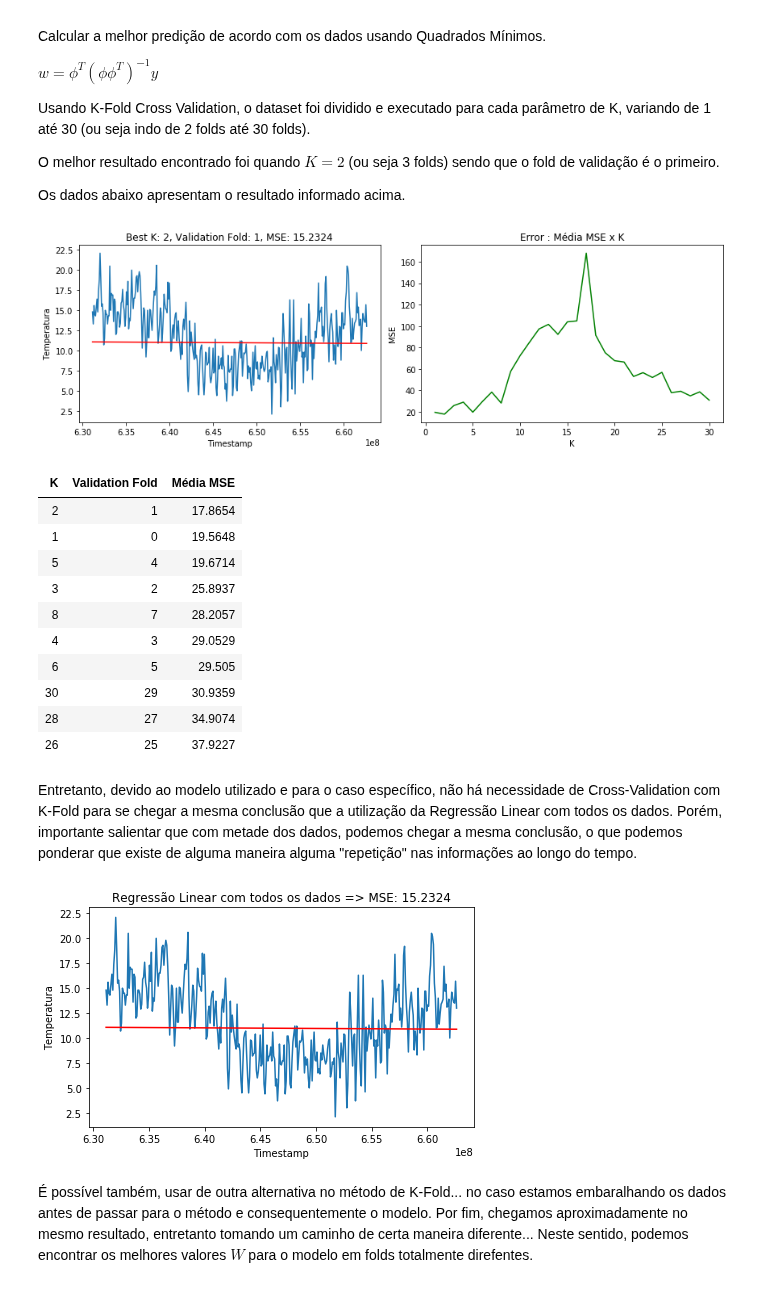
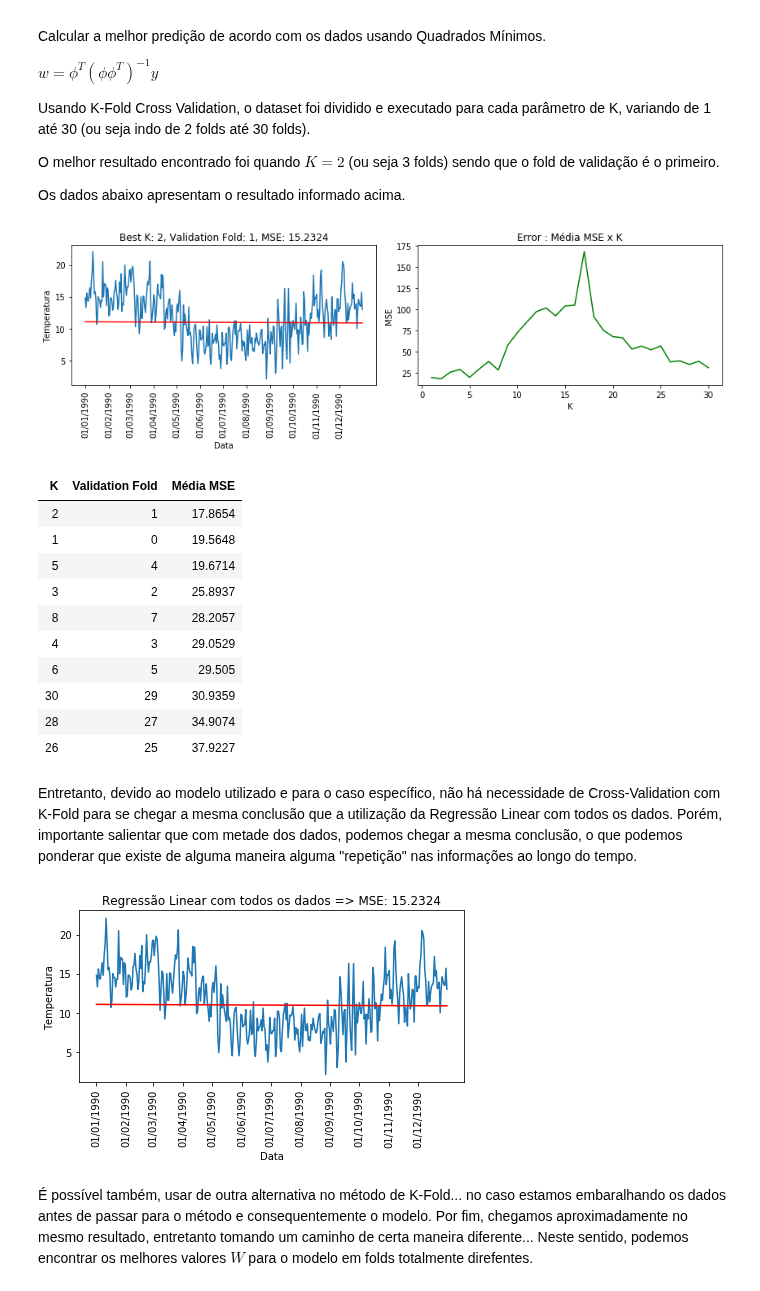
Before and after one commit to rdenadai/ia006c, a Jupyter notebook: notebooks/EFC01.ipynb, the cells around one changed output. Drawn from its saved outputs; the diff is of its cells as text; code cells hidden in the pictures.

```diff
--- a/notebooks/EFC01.ipynb
+++ b/notebooks/EFC01.ipynb
@@ -514,6 +508,13 @@ class PolynomialRegressionImpl(LinearRegressionImpl):
 data = import_data()
 df_data = np.copy(data)
 data = data[:, 2:].astype(np.float32)
+
+dts = pd.DataFrame(df_data)
+dts1990 = dts[dts[0].str.contains("1990")]
+dts1990 = dts1990[dts1990[0].str.contains("(01\/)(01|02|03|04|05|06|07|08|09|10|11|12)", regex=True)]
+
+dts = dts[dts[0].str.contains("01/01")]
+
 df = pd.DataFrame(df_data[:, 0:2], columns=["Data", "Temperature"]).head(10)
 df.style.hide_index()
 # %% [output]
@@ -661,7 +665,8 @@ df = pd.DataFrame(J_k, columns=["K", "Validation Fold", "Média MSE"])
 plt.figure(figsize=(12, 4))
 plt.subplot(1, 2, 1)
 plt.title(f"Best K: {k}, Validation Fold: {i}, MSE: {np.round(mse, 4)}")
-plt.xlabel("Timestamp")
+plt.xticks(dts1990[2].to_numpy().astype(np.float32), dts1990[0].to_numpy(), rotation=90)
+plt.xlabel("Data")
 plt.ylabel("Temperatura")
 plt.plot(test[:, 0], y_test)
 plt.plot(test[:, 0], yh_test, 'r')
@@ -676,7 +681,7 @@ plt.show()
 df = df.sort_values(by=["Média MSE"]).head(10)
 df.style.hide_index()
 # %% [output]
-[figure, old version]
+[figure, new version]
 | K | Validation Fold | Média MSE |
 | 2 | 1 | 17.8654 |
 | 1 | 0 | 19.5648 |
@@ -693,20 +698,21 @@ Entretanto, devido ao modelo utilizado e para o caso específico, não há neces
 # %%
 # Running again for the best result
 linreg, _ = LinearRegressionImpl().train(X_train, y_train)
 yh_test = lr.predict(X_test)
 mse = lr.mse(y_test, yh_test)
 
 plt.figure(figsize=(12, 4))
 plt.subplot(1, 2, 1)
 plt.title(f"Regressão Linear com todos os dados => MSE: {np.round(mse, 4)}")
-plt.xlabel("Timestamp")
+plt.xticks(dts1990[2].to_numpy().astype(np.float32), dts1990[0].to_numpy(), rotation=90)
+plt.xlabel("Data")
 plt.ylabel("Temperatura")
 plt.plot(test[:, 0], y_test)
 plt.plot(test[:, 0], yh_test, 'r')
 plt.tight_layout()
 plt.show()
 # %% [output]
-[figure, old version]
+[figure, new version]
 # %% [markdown]
 É possível também, usar de outra alternativa no método de K-Fold... no caso estamos embaralhando os dados antes de passar para o método e consequentemente o modelo. Por fim, chegamos aproximadamente no mesmo resultado, entretanto tomando um caminho de certa maneira diferente... Neste sentido, podemos encontrar os melhores valores $W$ para o modelo em folds totalmente direfentes.
 # %%
```
Also changed, not shown: parts of 6 cells of this notebook.
